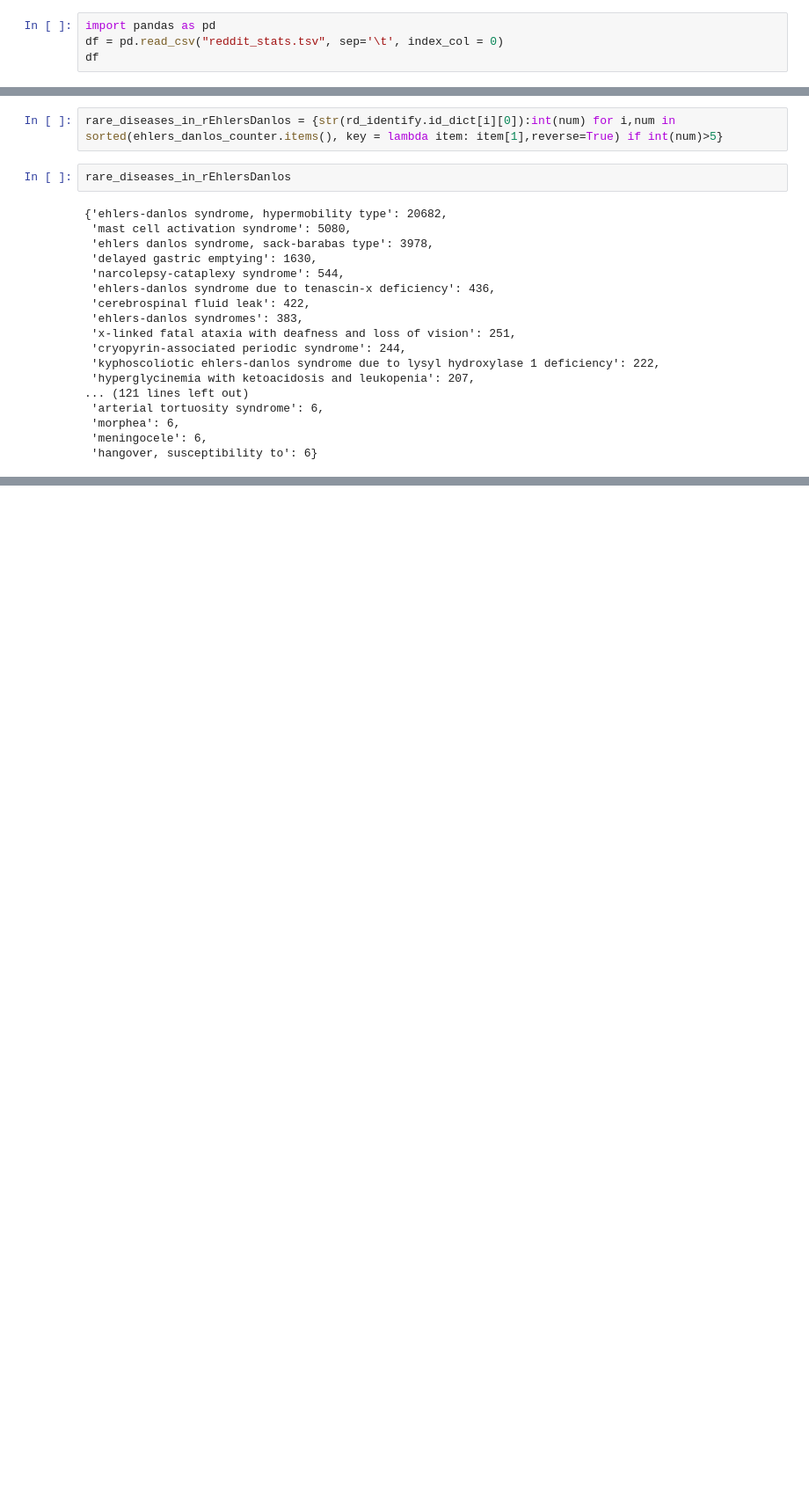
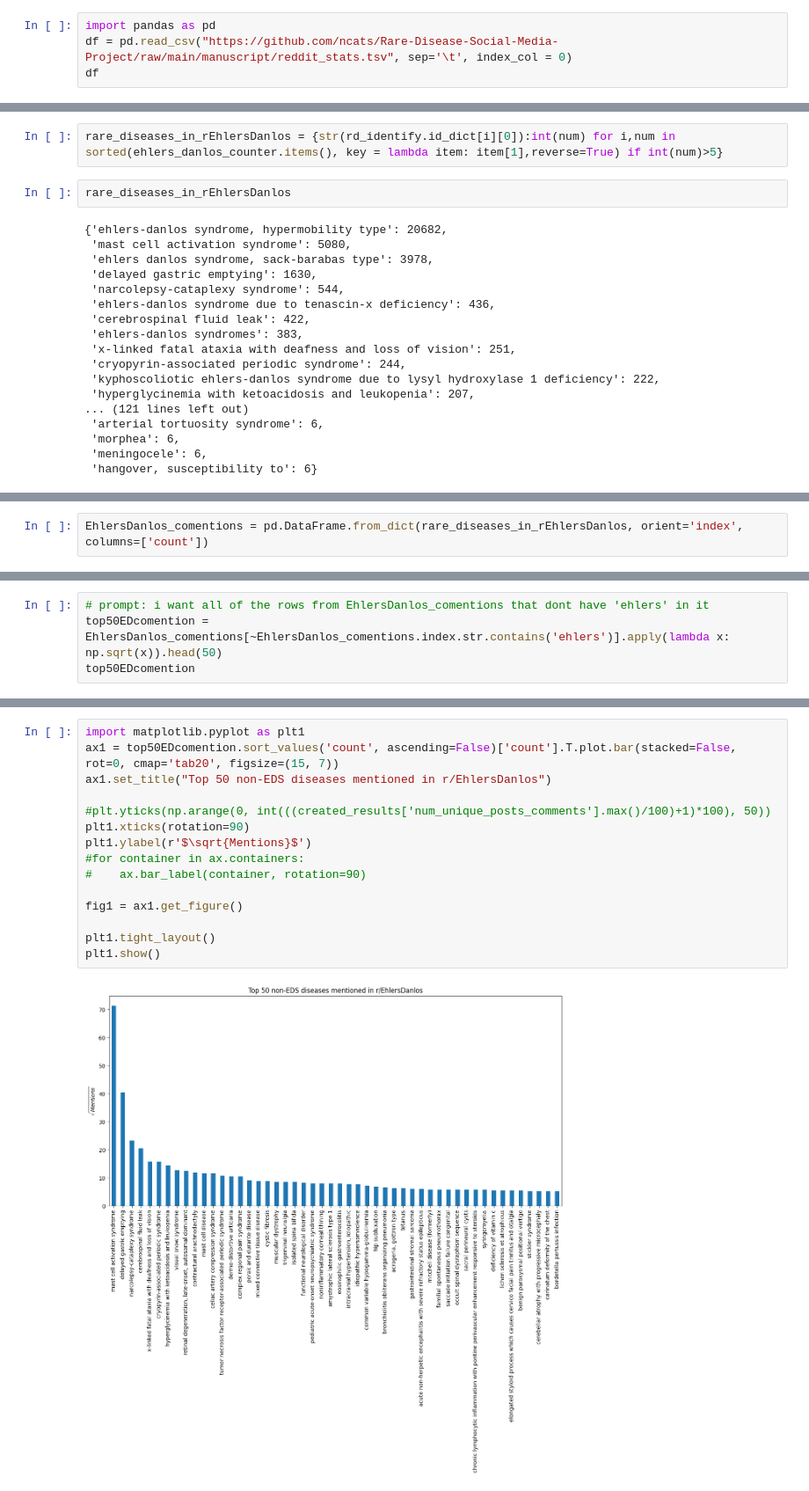
Before and after one commit to ncats/Rare-Disease-Social-Media-Project, a Jupyter notebook: manuscript/investigate_rare_disease_reddit_stats.ipynb, the cells around one changed output, grey strips where cells are left out. Shown at 88% size. Drawn from its saved outputs; the diff is of its cells as text; blank space fills up the shorter version.

```diff
--- a/manuscript/investigate_rare_disease_reddit_stats.ipynb
+++ b/manuscript/investigate_rare_disease_reddit_stats.ipynb
@@ -2,7 +2,7 @@
 #### Load tsv file
 # %%
 import pandas as pd
-df = pd.read_csv("reddit_stats.tsv", sep='\t', index_col = 0)
+df = pd.read_csv("https://github.com/ncats/Rare-Disease-Social-Media-Project/raw/main/manuscript/reddit_stats.tsv", sep='\t', index_col = 0)
 df
 # %% [output]
 |  | Mode_GARD_IDs | GARD_IDs_mentioned | num_GARD_IDs_mentioned | num_unique_posts_comments | unique_GARD_IDs_mentioned | ... |
@@ -271,0 +256,2 @@ Name: CysticFibrosis, dtype: object
+# %%
+EhlersDanlos_comentions = pd.DataFrame.from_dict(rare_diseases_in_rEhlersDanlos, orient='index', columns=['count'])
@@ -271,0 +274,4 @@ Name: CysticFibrosis, dtype: object
+# %%
+# prompt: i want all of the rows from EhlersDanlos_comentions that dont have 'ehlers' in it
+top50EDcomention = EhlersDanlos_comentions[~EhlersDanlos_comentions.index.str.contains('ehlers')].apply(lambda x: np.sqrt(x)).head(50)
+top50EDcomention
@@ -271,0 +296,17 @@ Name: CysticFibrosis, dtype: object
+# %%
+import matplotlib.pyplot as plt1
+ax1 = top50EDcomention.sort_values('count', ascending=False)['count'].T.plot.bar(stacked=False, rot=0, cmap='tab20', figsize=(15, 7))
+ax1.set_title("Top 50 non-EDS diseases mentioned in r/EhlersDanlos")
+
+#plt.yticks(np.arange(0, int(((created_results['num_unique_posts_comments'].max()/100)+1)*100), 50))
+plt1.xticks(rotation=90)
+plt1.ylabel(r'$\sqrt{Mentions}$')
+#for container in ax.containers:
+#    ax.bar_label(container, rotation=90)
+
+fig1 = ax1.get_figure()
+
+plt1.tight_layout()
+plt1.show()
+# %% [output]
+[figure, added]
```
Also changed, not shown: parts of 8 cells of this notebook, 1 other file.
